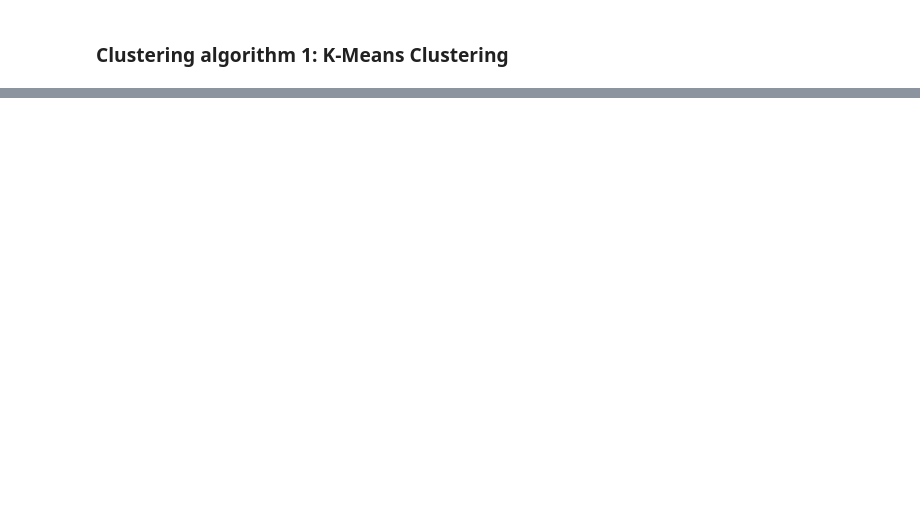
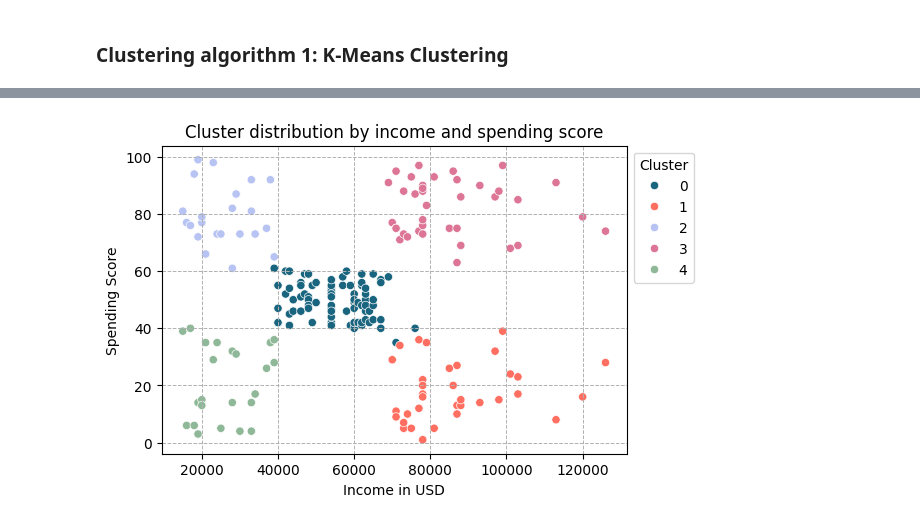
Before and after one commit to dalimvc/Clustering-and-Classification-Models, a Jupyter notebook: DS24-Clustering-b21dalmi.ipynb, the cells around one changed output, grey strips where cells are left out. Saved outputs shown, nothing was run; the diff lists cells and outputs as text; code cells hidden in the pictures; blank space fills up the shorter version.

Commit message:
k-means

```diff
--- a/DS24-Clustering-b21dalmi.ipynb
+++ b/DS24-Clustering-b21dalmi.ipynb
@@ -234,0 +233,19 @@ h3 {
+# %%
+from sklearn.cluster import KMeans
+
+#calculating data for elbow method and showing it on a plot
+wcss = [] #wcss is the sum of squared distances of samples to their closest cluster center
+K = range(1, 15)
+for k in K:
+    kmeans = KMeans(n_clusters=k, random_state=42)
+    kmeans.fit(df_scaled)
+    wcss.append(kmeans.inertia_)
+
+#ploting the Elbow Curve
+plt.figure(figsize=(6, 4))
+plt.plot(K, wcss, color=colors[0])
+plt.xlabel('Number of clusters')
+plt.ylabel('WCSS')
+plt.title('Elbow Method for Optimal k')
+plt.grid(True, which='both', axis='both', linestyle='--', linewidth=0.7)
+plt.show()
@@ -234,0 +254,6 @@ h3 {
+# %%
+#creating  k-means model with 5 clusters
+kmeans = KMeans(n_clusters=5, random_state=0)
+df['Cluster'] = kmeans.fit_predict(df_scaled) #fits the model and predict the clusters
+df_scaled['Cluster'] = kmeans.fit_predict(df_scaled)
+df['Cluster'] = kmeans.fit_predict(df_scaled)
@@ -234,0 +269,14 @@ h3 {
+# %%
+plt.figure(figsize=(6, 4))
+
+sns.scatterplot(x='Annual Income ($)', y='Spending Score (1-100)', data=df[df['Cluster'] != -1], hue='Cluster', palette=colors)
+plt.title('Cluster distribution by income and spending score')
+plt.xlabel('Income in USD')
+plt.ylabel('Spending Score')
+plt.grid(True, which='both', axis='both', linestyle='--', linewidth=0.7)
+plt.legend(title='Cluster', loc='upper left', bbox_to_anchor=(1, 1))
+
+# Show the plot
+plt.show()
+# %% [output]
+[figure, added]
```
Also changed, not shown: parts of 9 cells of this notebook.
